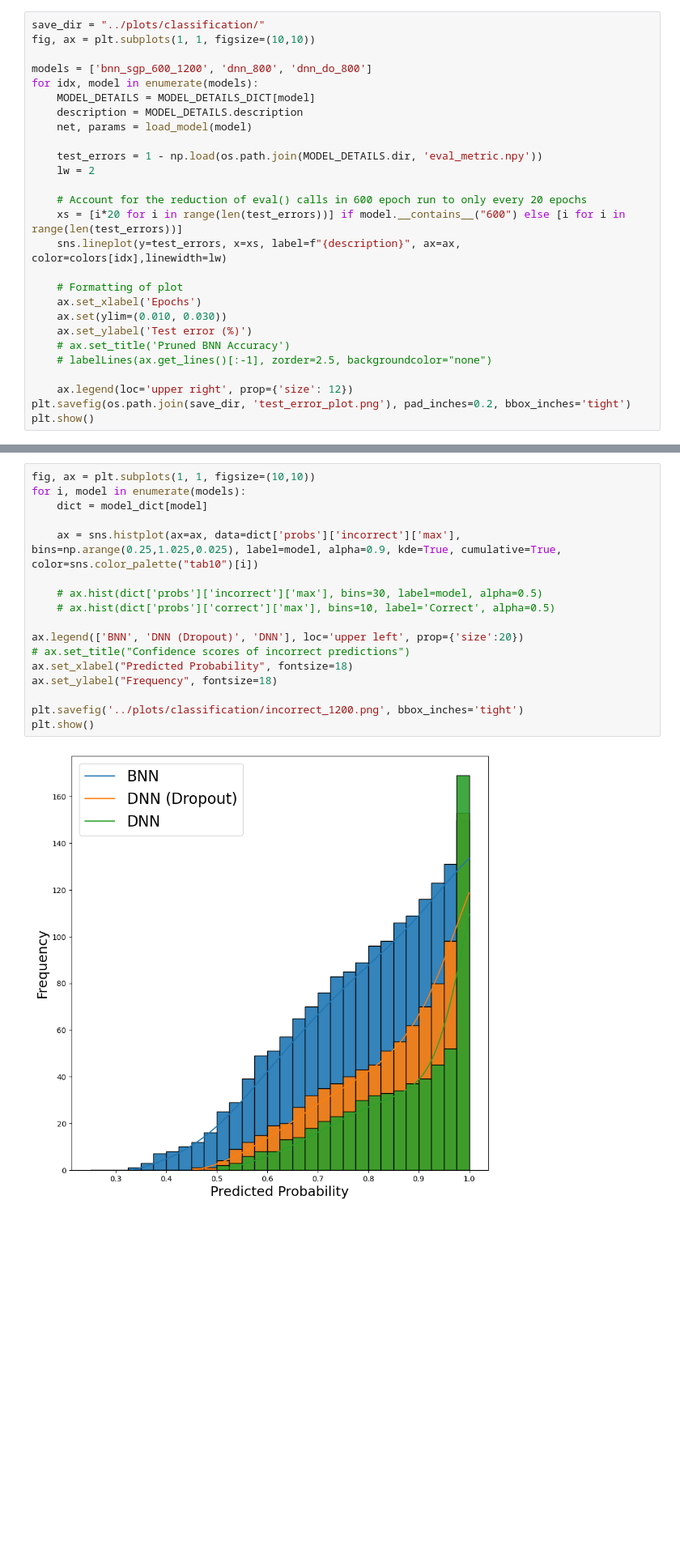
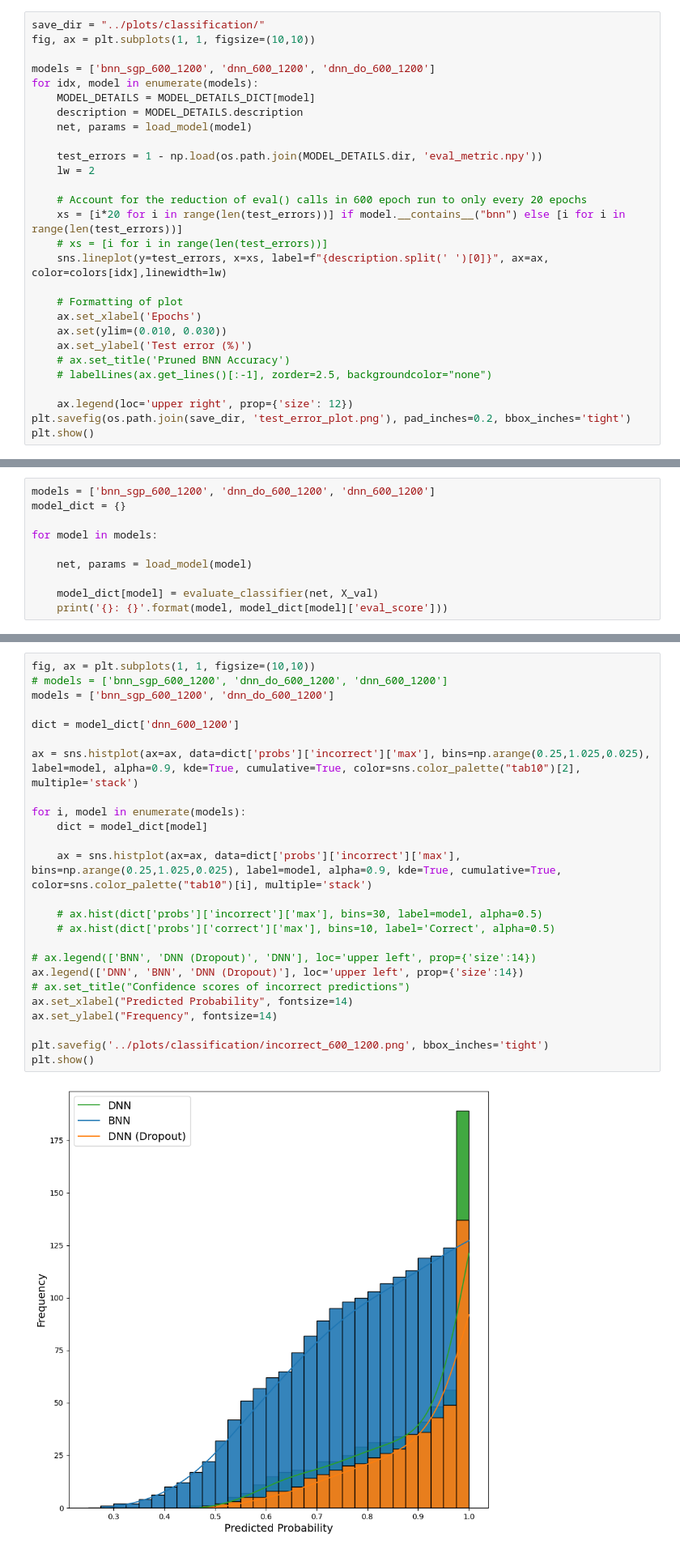
Before and after one commit to Cambridge-Uni-MLMI-Advanced-ML-21-22-G7/BBB, a Jupyter notebook: jupyter/classification.ipynb, the cells around one changed output, grey strips where cells are left out. Shown at 81% size. Cells and saved outputs as stored; diff of their text form; blank space fills up the shorter version.

```diff
--- a/jupyter/classification.ipynb
+++ b/jupyter/classification.ipynb
@@ -280,7 +283,7 @@ plt.show()
 save_dir = "../plots/classification/"
 fig, ax = plt.subplots(1, 1, figsize=(10,10))
 
-models = ['bnn_sgp_600_1200', 'dnn_800', 'dnn_do_800']
+models = ['bnn_sgp_600_1200', 'dnn_600_1200', 'dnn_do_600_1200']
 for idx, model in enumerate(models):
     MODEL_DETAILS = MODEL_DETAILS_DICT[model]
     description = MODEL_DETAILS.description
@@ -290,8 +293,9 @@ for idx, model in enumerate(models):
     lw = 2
 
     # Account for the reduction of eval() calls in 600 epoch run to only every 20 epochs
-    xs = [i*20 for i in range(len(test_errors))] if model.__contains__("600") else [i for i in range(len(test_errors))]
-    sns.lineplot(y=test_errors, x=xs, label=f"{description}", ax=ax, color=colors[idx],linewidth=lw)
+    xs = [i*20 for i in range(len(test_errors))] if model.__contains__("bnn") else [i for i in range(len(test_errors))]
+    # xs = [i for i in range(len(test_errors))]
+    sns.lineplot(y=test_errors, x=xs, label=f"{description.split(' ')[0]}", ax=ax, color=colors[idx],linewidth=lw)
 
     # Formatting of plot
     ax.set_xlabel('Epochs')
@@ -398,0 +369,10 @@ dnn_1200: 0.9830729365348816
+# %%
+models = ['bnn_sgp_600_1200', 'dnn_do_600_1200', 'dnn_600_1200']
+model_dict = {}
+
+for model in models:
+
+    net, params = load_model(model)
+
+    model_dict[model] = evaluate_classifier(net, X_val)
+    print('{}: {}'.format(model, model_dict[model]['eval_score']))
@@ -502,22 +482,30 @@ plt.show()
 # %%
 fig, ax = plt.subplots(1, 1, figsize=(10,10))
+# models = ['bnn_sgp_600_1200', 'dnn_do_600_1200', 'dnn_600_1200']
+models = ['bnn_sgp_600_1200', 'dnn_do_600_1200']
+
+dict = model_dict['dnn_600_1200']
+
+ax = sns.histplot(ax=ax, data=dict['probs']['incorrect']['max'], bins=np.arange(0.25,1.025,0.025), label=model, alpha=0.9, kde=True, cumulative=True, color=sns.color_palette("tab10")[2], multiple='stack')
+
 for i, model in enumerate(models):
     dict = model_dict[model]
 
-    ax = sns.histplot(ax=ax, data=dict['probs']['incorrect']['max'], bins=np.arange(0.25,1.025,0.025), label=model, alpha=0.9, kde=True, cumulative=True, color=sns.color_palette("tab10")[i])
+    ax = sns.histplot(ax=ax, data=dict['probs']['incorrect']['max'], bins=np.arange(0.25,1.025,0.025), label=model, alpha=0.9, kde=True, cumulative=True, color=sns.color_palette("tab10")[i], multiple='stack')
 
     # ax.hist(dict['probs']['incorrect']['max'], bins=30, label=model, alpha=0.5)
     # ax.hist(dict['probs']['correct']['max'], bins=10, label='Correct', alpha=0.5)
 
-ax.legend(['BNN', 'DNN (Dropout)', 'DNN'], loc='upper left', prop={'size':20})
+# ax.legend(['BNN', 'DNN (Dropout)', 'DNN'], loc='upper left', prop={'size':14})
+ax.legend(['DNN', 'BNN', 'DNN (Dropout)'], loc='upper left', prop={'size':14})
 # ax.set_title("Confidence scores of incorrect predictions")
-ax.set_xlabel("Predicted Probability", fontsize=18)
-ax.set_ylabel("Frequency", fontsize=18)
+ax.set_xlabel("Predicted Probability", fontsize=14)
+ax.set_ylabel("Frequency", fontsize=14)
 
-plt.savefig('../plots/classification/incorrect_1200.png', bbox_inches='tight')
+plt.savefig('../plots/classification/incorrect_600_1200.png', bbox_inches='tight')
 plt.show()
 # %% [output]
-[figure, old version]
+[figure, new version]
 # %% [markdown]
 ## Plot weight distribution for model
 # %%
```
Also changed, not shown: parts of 6 cells of this notebook, 6 other files.
